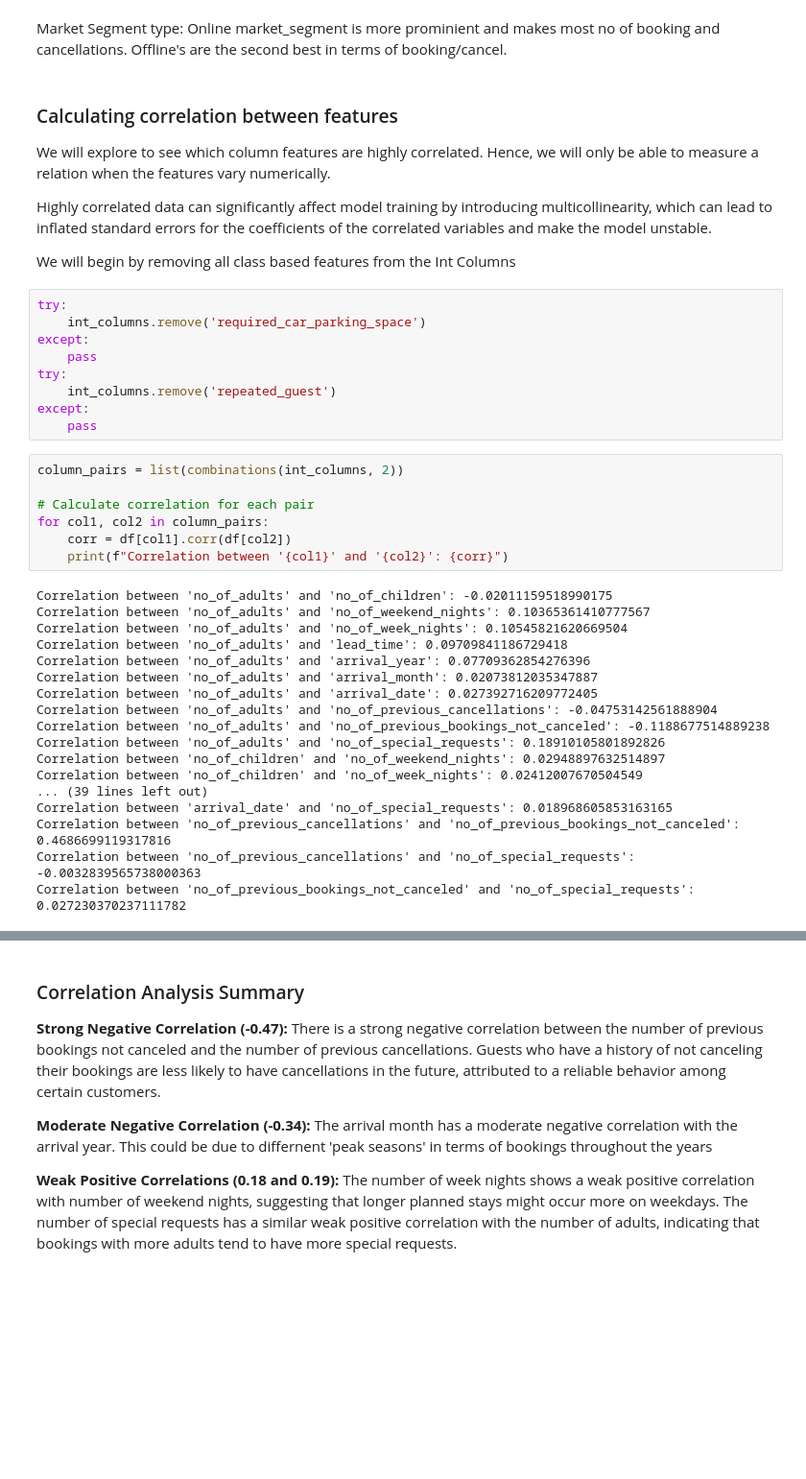
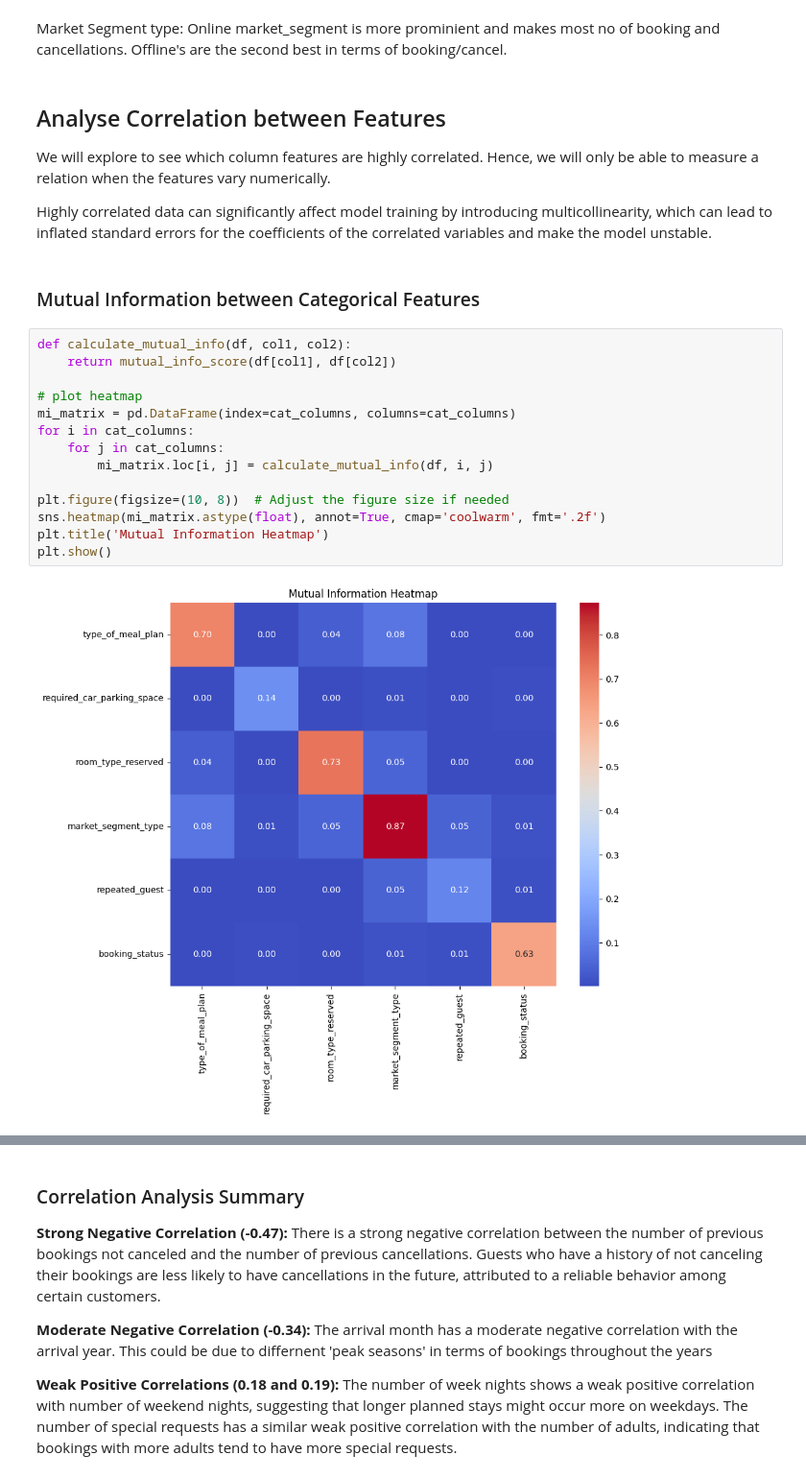
Before and after one commit to suyatinglaura/CS3244_Reservation_Cancellations_Prediction, a Jupyter notebook: 2 - Data Exploration.ipynb, the cells around one changed output, grey strips where cells are left out. Shown at 96% size. Drawn from its saved outputs; the diff is of its cells as text; blank space fills up the shorter version.

```diff
--- a/2 - Data Exploration.ipynb
+++ b/2 - Data Exploration.ipynb
@@ -316,44 +304,26 @@ Market Segment type:
 Online market_segment is more prominient and makes most no of booking and cancellations.
 Offline's are the second best in terms of booking/cancel.
 # %% [markdown]
-### Calculating correlation between features
+## Analyse Correlation between Features
 
 We will explore to see which column features are highly correlated. Hence, we will only be able to measure a relation when the features vary numerically.
 
 Highly correlated data can significantly affect model training by introducing multicollinearity, which can lead to inflated standard errors for the coefficients of the correlated variables and make the model unstable.
-
-We will begin by removing all class based features from the Int Columns
-# %%
-try:
-    int_columns.remove('required_car_parking_space')
-except:
-    pass
-try:
-    int_columns.remove('repeated_guest')
-except:
-    pass
-# %%
-column_pairs = list(combinations(int_columns, 2))
-
-# Calculate correlation for each pair
-for col1, col2 in column_pairs:
-    corr = df[col1].corr(df[col2])
-    print(f"Correlation between '{col1}' and '{col2}': {corr}")
-# %% [output]
-Correlation between 'no_of_adults' and 'no_of_children': -0.02011159518990175
-Correlation between 'no_of_adults' and 'no_of_weekend_nights': 0.10365361410777567
-Correlation between 'no_of_adults' and 'no_of_week_nights': 0.10545821620669504
-Correlation between 'no_of_adults' and 'lead_time': 0.09709841186729418
-Correlation between 'no_of_adults' and 'arrival_year': 0.07709362854276396
-Correlation between 'no_of_adults' and 'arrival_month': 0.02073812035347887
-Correlation between 'no_of_adults' and 'arrival_date': 0.027392716209772405
-Correlation between 'no_of_adults' and 'no_of_previous_cancellations': -0.04753142561888904
-Correlation between 'no_of_adults' and 'no_of_previous_bookings_not_canceled': -0.1188677514889238
-Correlation between 'no_of_adults' and 'no_of_special_requests': 0.18910105801892826
-Correlation between 'no_of_children' and 'no_of_weekend_nights': 0.02948897632514897
-Correlation between 'no_of_children' and 'no_of_week_nights': 0.02412007670504549
-... (39 lines left out)
-Correlation between 'arrival_date' and 'no_of_special_requests': 0.018968605853163165
-Correlation between 'no_of_previous_cancellations' and 'no_of_previous_bookings_not_canceled': 0.4686699119317816
-Correlation between 'no_of_previous_cancellations' and 'no_of_special_requests': -0.0032839565738000363
-Correlation between 'no_of_previous_bookings_not_canceled' and 'no_of_special_requests': 0.027230370237111782
+# %% [markdown]
+### Mutual Information between Categorical Features
+# %%
+def calculate_mutual_info(df, col1, col2):
+    return mutual_info_score(df[col1], df[col2])
+
+# plot heatmap
+mi_matrix = pd.DataFrame(index=cat_columns, columns=cat_columns)
+for i in cat_columns:
+    for j in cat_columns:
+        mi_matrix.loc[i, j] = calculate_mutual_info(df, i, j)
+
+plt.figure(figsize=(10, 8))  # Adjust the figure size if needed
+sns.heatmap(mi_matrix.astype(float), annot=True, cmap='coolwarm', fmt='.2f')
+plt.title('Mutual Information Heatmap')
+plt.show()
+# %% [output]
+[figure, added]
```
Also changed, not shown: parts of 47 cells of this notebook, 13 other files.
